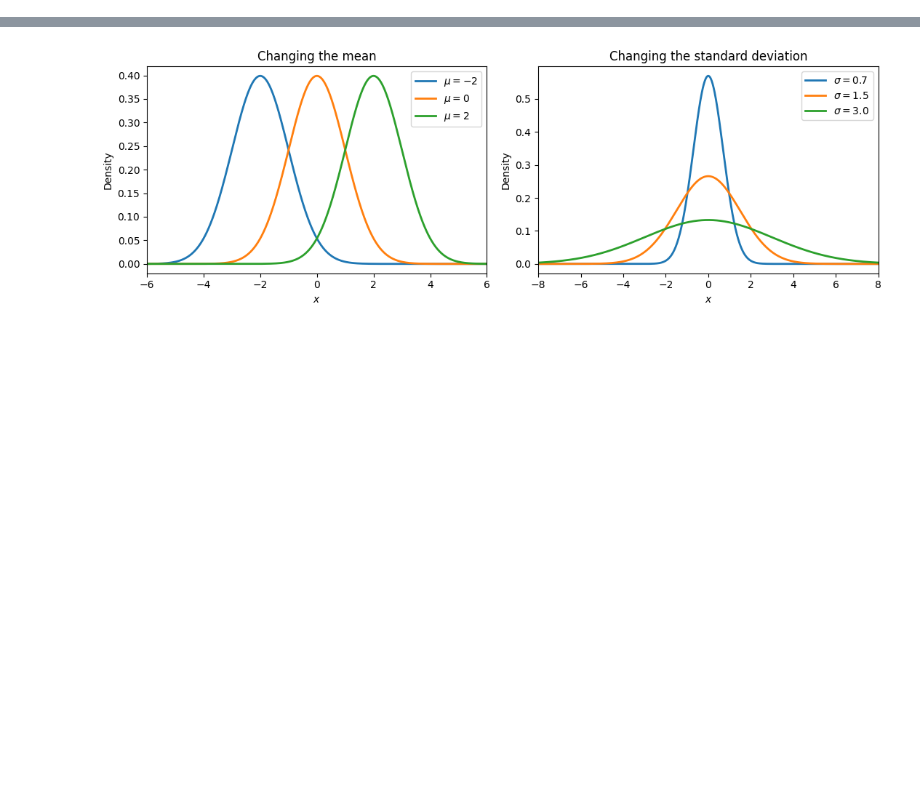
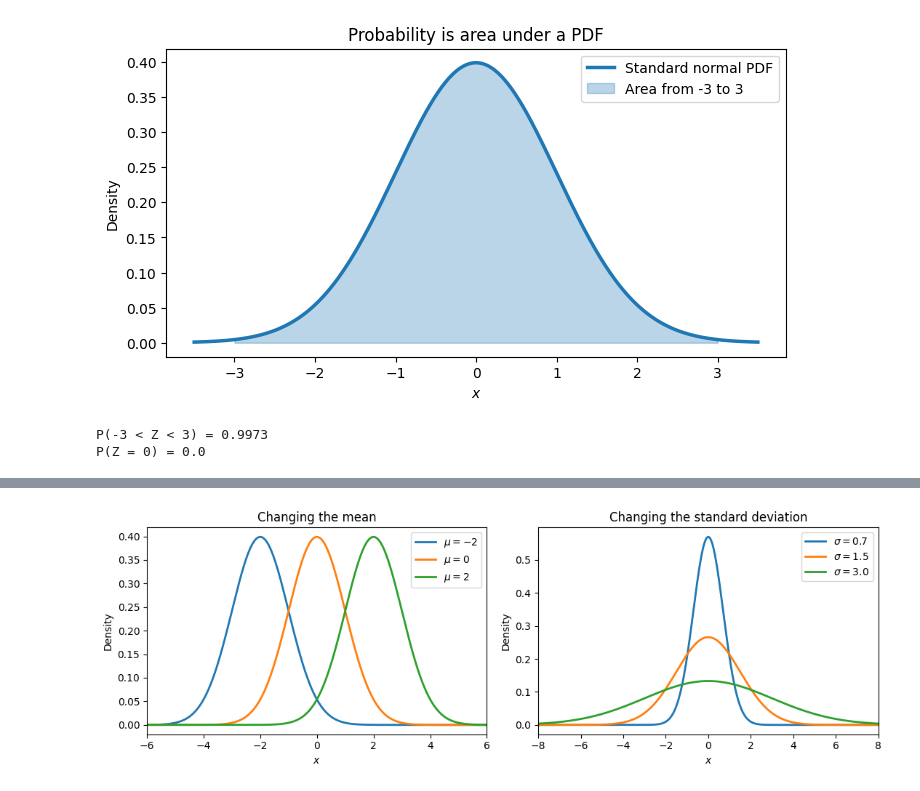
Before and after one commit to RBrooksDK/STA1_26, a Jupyter notebook: 04_Continuous_Distributions_in_Practice/session_material/continuous_distributions_demo.ipynb, the cells around one changed output, grey strips where cells are left out. Drawn from its saved outputs; the diff is of its cells as text; code cells hidden in the pictures; blank space fills up the shorter version.

```diff
--- a/04_Continuous_Distributions_in_Practice/session_material/continuous_distributions_demo.ipynb
+++ b/04_Continuous_Distributions_in_Practice/session_material/continuous_distributions_demo.ipynb
@@ -8,24 +8,28 @@ from scipy.stats import norm, uniform, expon, poisson, probplot
 # %%
 # code 1
 
 # For a continuous variable, probability is area under the PDF.
 Z = norm(loc=0, scale=1)
-a, b = -1, 1
+a, b = -3, 3
 x = np.linspace(-3.5, 3.5, 700)
 
 fig, ax = plt.subplots(figsize=(8, 4))
 ax.plot(x, Z.pdf(x), color="C0", linewidth=2.5, label="Standard normal PDF")
 inside = (x >= a) & (x <= b)
 ax.fill_between(x[inside], 0, Z.pdf(x[inside]), color="C0", alpha=0.30,
                 label=rf"Area from {a} to {b}")
 ax.set(xlabel="$x$", ylabel="Density", title="Probability is area under a PDF")
 ax.legend()
 plt.show()
 
 interval_probability = Z.cdf(b) - Z.cdf(a)
 point_probability = Z.cdf(0) - Z.cdf(0)
 print(f"P({a} < Z < {b}) = {interval_probability:.4f}")
 print(f"P(Z = 0) = {point_probability:.1f}")
+# %% [output]
+[figure, added]
+P(-3 < Z < 3) = 0.9973
+P(Z = 0) = 0.0
 # %%
 # code 2
 
```
Also changed, not shown: parts of 3 cells of this notebook.
